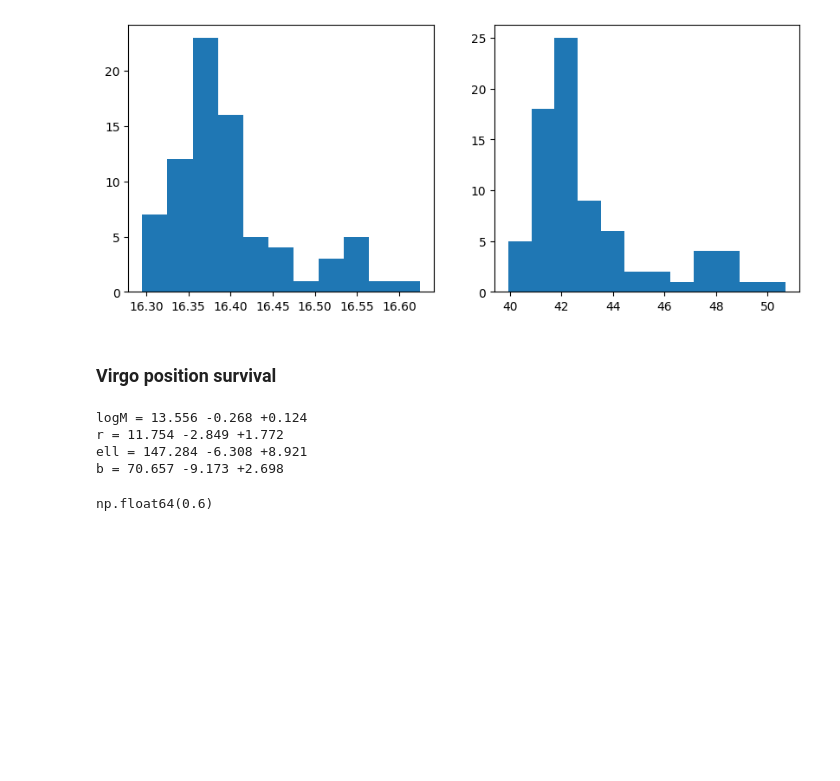
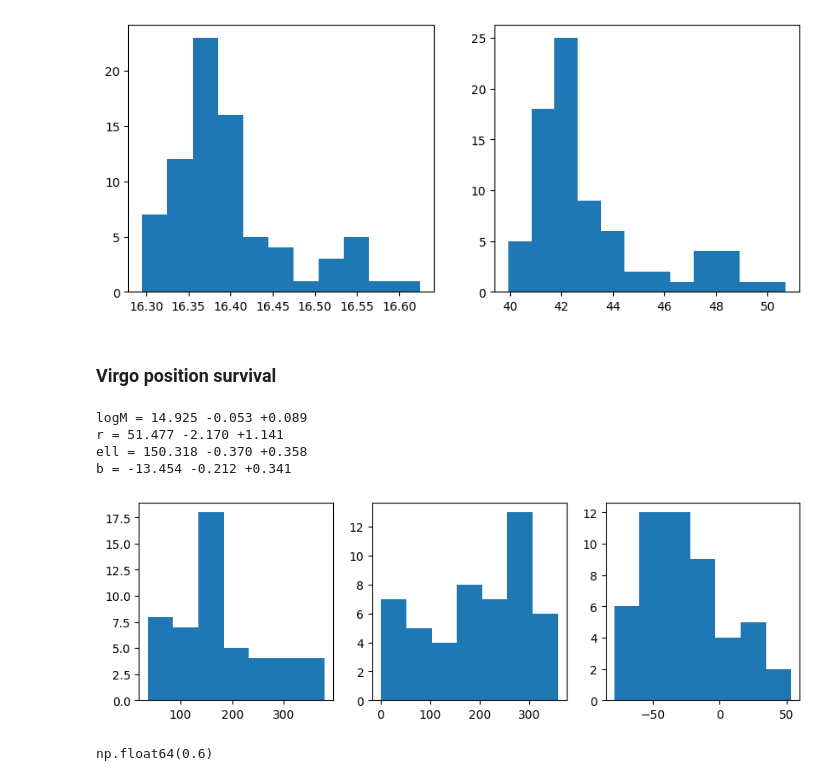
Before and after one commit to Richard-Sti/FlowIntegrator, a Jupyter notebook: notebooks/paper_plots.ipynb, the cells around one changed output. Saved outputs shown, nothing was run; the diff lists cells and outputs as text; code cells hidden in the pictures; blank space fills up the shorter version.

```diff
--- a/notebooks/paper_plots.ipynb
+++ b/notebooks/paper_plots.ipynb
@@ -112,7 +109,7 @@ R [4.0 Mpc/h] = 42.140 (+3.08/-0.788)
 # %% [markdown]
 ### Virgo position survival
 # %%
-grp = np.load("/Users/rstiskalek/Projects/FlowIntegrator/results/from_CB/halo_finder_snap001_l145_b66_d11.npz")
+grp = np.load("/Users/rstiskalek/Projects/FlowIntegrator/results/from_CB/halo_finder_snap001_l150_b-13_d50.npz")
 # grp = np.load("/Users/rstiskalek/Projects/FlowIntegrator/results/from_CB/halo_finder_snap001_l302_b32_d34.npz")
 
 
@@ -120,6 +117,13 @@ logM = np.log10(grp["masses"])
 r = grp["distances"]
 ell = grp["gal_l"]
 b = grp["gal_b"]
+
+
+# v_ext = np.array([-29.389921, -17.852118, -82.94362], dtype=np.float32)  # km/s, to add to all velocities
+# vel = grp["velocities"] + v_ext[np.newaxis, :]
+# vel_mag, vel_ell, vel_b = flowi.utils.cartesian_icrs_to_galactic_spherical(vel, center=np.zeros(3))
+
+
 def asym_err(x):
     p16, p50, p84 = np.nanpercentile(x, [16, 50, 84])
     return p50, p50 - p16, p84 - p50
@@ -128,10 +132,20 @@ for name, arr in [("logM", logM), ("r", r), ("ell", ell), ("b", b)]:
     mid, lo, hi = asym_err(arr)
     print(f"{name} = {mid:.3f} -{lo:.3f} +{hi:.3f}")
 # %% [output]
-logM = 13.556 -0.268 +0.124
-r = 11.754 -2.849 +1.772
-ell = 147.284 -6.308 +8.921
-b = 70.657 -9.173 +2.698
+logM = 14.925 -0.053 +0.089
+r = 51.477 -2.170 +1.141
+ell = 150.318 -0.370 +0.358
+b = -13.454 -0.212 +0.341
+# %%
+fig, ax = plt.subplots(1, 3, figsize=(10, 3))
+
+ax[0].hist(vel_mag, bins="auto")
+ax[1].hist(vel_ell, bins="auto")
+ax[2].hist(vel_b, bins="auto")
+
+fig.show()
+# %% [output]
+[figure, added]
 # %%
 np.isfinite(r).sum() / len(r)
 # %% [output]
```
Also changed, not shown: parts of 1 cell of this notebook, 1 other file.
